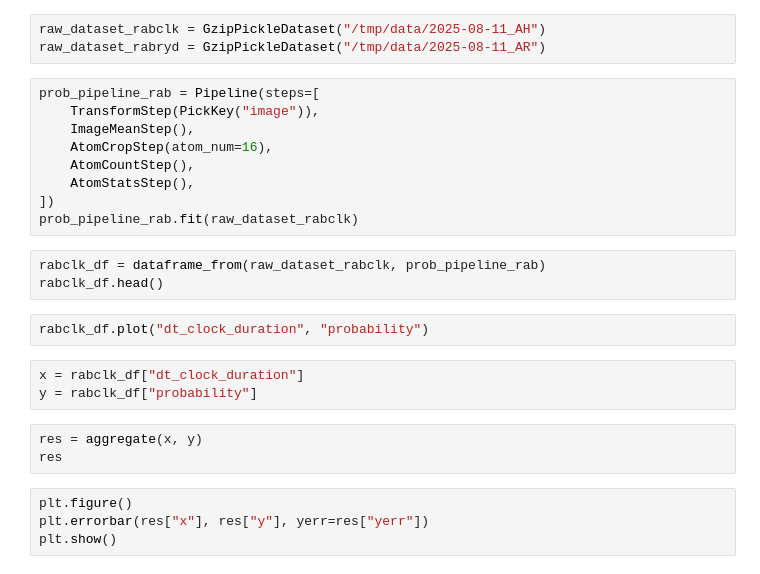
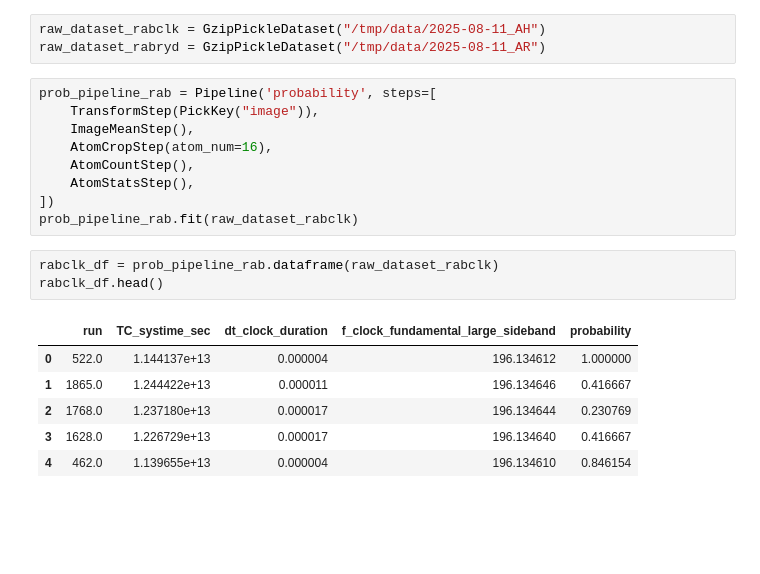
Before and after one commit to rydyb/pydatatom, a Jupyter notebook: notebooks/3 Measurement.ipynb, the cells around one changed output. Saved outputs shown, nothing was run; the diff lists cells and outputs as text; blank space fills up the shorter version.

```diff
--- a/notebooks/3 Measurement.ipynb
+++ b/notebooks/3 Measurement.ipynb
@@ -157,7 +157,7 @@ Here we analyze two datasets where we scan the duration of pulse driving
 raw_dataset_rabclk = GzipPickleDataset("/tmp/data/2025-08-11_AH")
 raw_dataset_rabryd = GzipPickleDataset("/tmp/data/2025-08-11_AR")
 # %%
-prob_pipeline_rab = Pipeline(steps=[
+prob_pipeline_rab = Pipeline('probability', steps=[
     TransformStep(PickKey("image")),
     ImageMeanStep(),
     AtomCropStep(atom_num=16),
@@ -166,17 +166,12 @@ prob_pipeline_rab = Pipeline(steps=[
 ])
 prob_pipeline_rab.fit(raw_dataset_rabclk)
 # %%
-rabclk_df = dataframe_from(raw_dataset_rabclk, prob_pipeline_rab)
+rabclk_df = prob_pipeline_rab.dataframe(raw_dataset_rabclk)
 rabclk_df.head()
+# %% [output]
+|  | run | TC_systime_sec | dt_clock_duration | f_clock_fundamental_large_sideband | probability |
+| 0 | 522.0 | 1.144137e+13 | 0.000004 | 196.134612 | 1.000000 |
+| 1 | 1865.0 | 1.244422e+13 | 0.000011 | 196.134646 | 0.416667 |
+| 2 | 1768.0 | 1.237180e+13 | 0.000017 | 196.134644 | 0.230769 |
+| 3 | 1628.0 | 1.226729e+13 | 0.000017 | 196.134640 | 0.416667 |
+| 4 | 462.0 | 1.139655e+13 | 0.000004 | 196.134610 | 0.846154 |
-# %%
-rabclk_df.plot("dt_clock_duration", "probability")
-# %%
-x = rabclk_df["dt_clock_duration"]
-y = rabclk_df["probability"]
-# %%
-res = aggregate(x, y)
-res
-# %%
-plt.figure()
-plt.errorbar(res["x"], res["y"], yerr=res["yerr"])
-plt.show()
```
Also changed, not shown: parts of 7 cells of this notebook, 3 other files.
